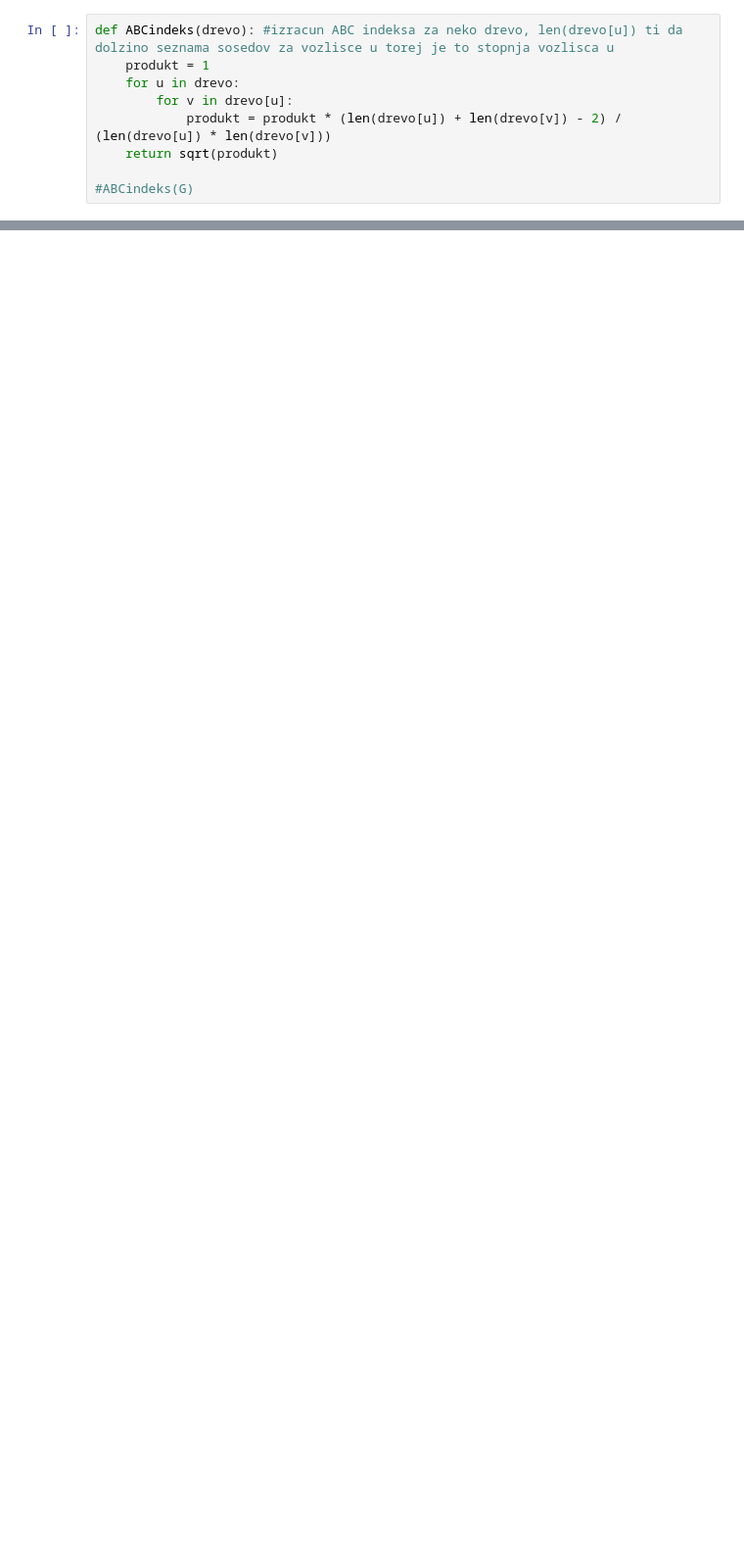
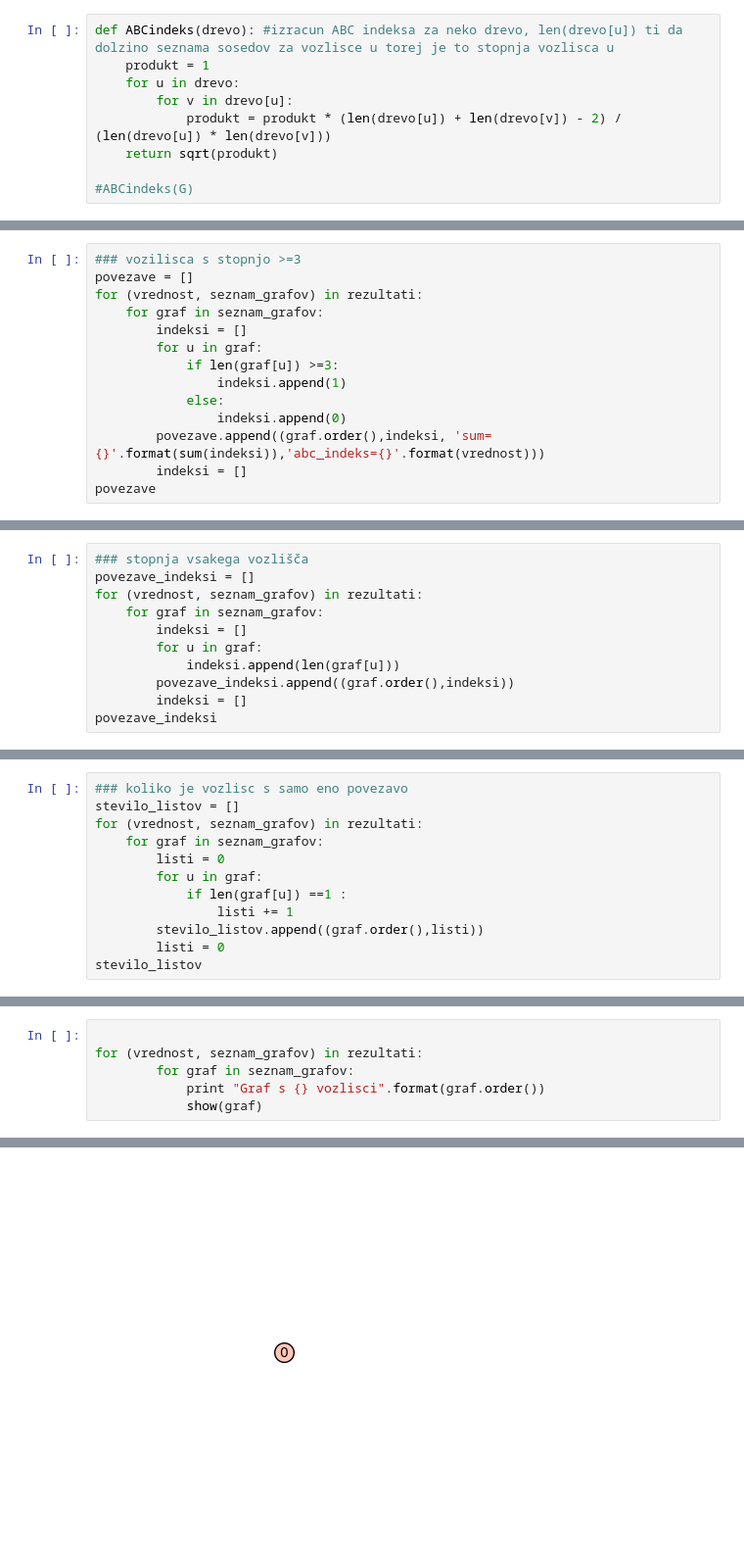
Before and after one commit to PrelogSasa/FIN-PRAK-PROJEKT, a Jupyter notebook: projekt.ipynb, the cells around one changed output, grey strips where cells are left out. Shown: that part at 98% size. Saved outputs shown, nothing was run; the diff lists cells and outputs as text; blank space fills up the shorter version.

```diff
--- a/projekt.ipynb
+++ b/projekt.ipynb
@@ -160 +175,15 @@ najdaljse_poti
  [3]]
+# %%
+### vozilisca s stopnjo >=3
+povezave = []
+for (vrednost, seznam_grafov) in rezultati:
+    for graf in seznam_grafov:
+        indeksi = []
+        for u in graf:
+            if len(graf[u]) >=3:
+                indeksi.append(1)
+            else:
+                indeksi.append(0)
+        povezave.append((graf.order(),indeksi, 'sum={}'.format(sum(indeksi)),'abc_indeks={}'.format(vrednost)))
+        indeksi = []
+povezave
@@ -160,0 +208,11 @@ najdaljse_poti
+# %%
+### stopnja vsakega vozlišča
+povezave_indeksi = []
+for (vrednost, seznam_grafov) in rezultati:
+    for graf in seznam_grafov:
+        indeksi = []
+        for u in graf:
+            indeksi.append(len(graf[u]))
+        povezave_indeksi.append((graf.order(),indeksi))
+        indeksi = []
+povezave_indeksi
@@ -160,0 +237,12 @@ najdaljse_poti
+# %%
+### koliko je vozlisc s samo eno povezavo
+stevilo_listov = []
+for (vrednost, seznam_grafov) in rezultati:
+    for graf in seznam_grafov:
+        listi = 0
+        for u in graf:
+            if len(graf[u]) ==1 :
+                listi += 1
+        stevilo_listov.append((graf.order(),listi))
+        listi = 0
+stevilo_listov
@@ -160,0 +267,7 @@ najdaljse_poti
+# %%
+
+for (vrednost, seznam_grafov) in rezultati:
+        for graf in seznam_grafov:
+            print "Graf s {} vozlisci".format(graf.order())
+            show(graf)
+# %% [output]
@@ -160,0 +275 @@ najdaljse_poti
+[figure, added]
```
Also changed, not shown: parts of 12 cells of this notebook.
